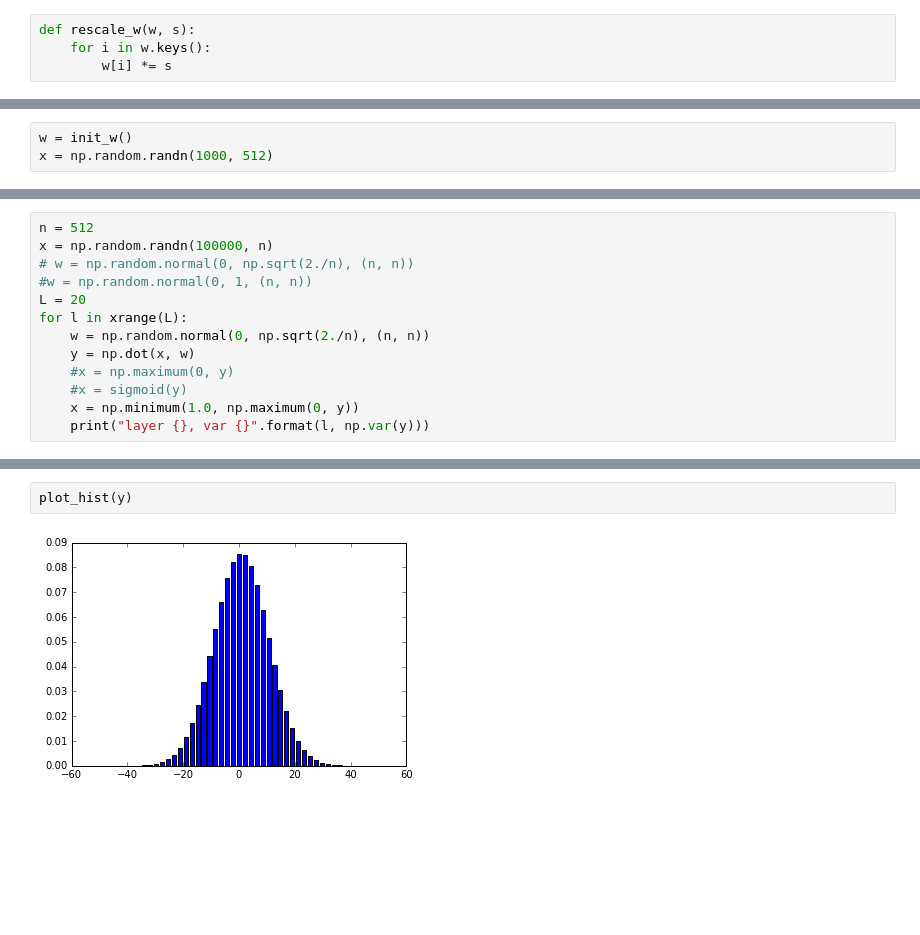
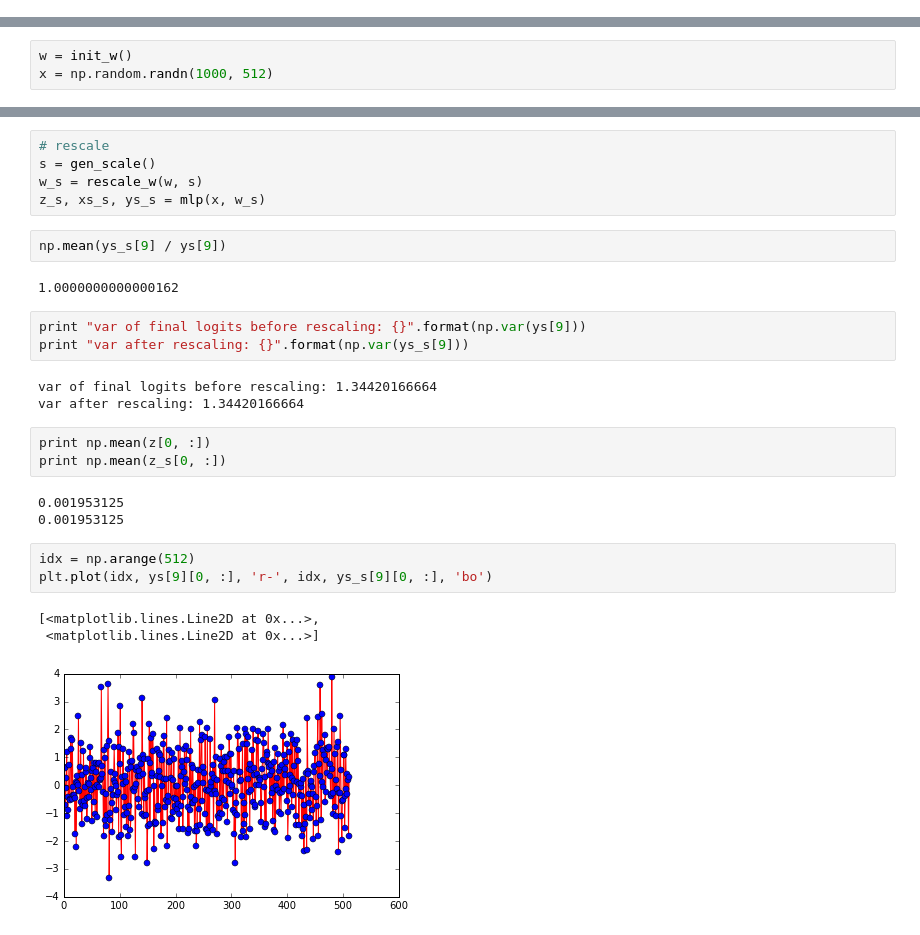
Before and after one commit to zzhang-cn/scratchpad, a Jupyter notebook: var.ipynb, the cells around one changed output, grey strips where cells are left out. Saved outputs shown, nothing was run; the diff lists cells and outputs as text; blank space fills up the shorter version.

Commit message:
modified:   var.ipynb; rescaling exp with relu

```diff
--- a/var.ipynb
+++ b/var.ipynb
@@ -83,4 +97,0 @@ def init_w(n=512, L=20):
-# %%
-def rescale_w(w, s):
-    for i in w.keys():
-        w[i] *= s
@@ -103,13 +104,0 @@ plot_hist(y[1, :])
-# %%
-n = 512
-x = np.random.randn(100000, n)
-# w = np.random.normal(0, np.sqrt(2./n), (n, n))
-#w = np.random.normal(0, 1, (n, n))
-L = 20
-for l in xrange(L):
-    w = np.random.normal(0, np.sqrt(2./n), (n, n))
-    y = np.dot(x, w)
-    #x = np.maximum(0, y)
-    #x = sigmoid(y)
-    x = np.minimum(1.0, np.maximum(0, y))
-    print("layer {}, var {}".format(l, np.var(y)))
@@ -157,4 +105,28 @@ np.var(z)
-# %%
-plot_hist(y)
-# %% [output]
-[figure, removed]
+# %%
+# rescale
+s = gen_scale()
+w_s = rescale_w(w, s)
+z_s, xs_s, ys_s = mlp(x, w_s)
+# %%
+np.mean(ys_s[9] / ys[9])
+# %% [output]
+1.0000000000000162
+# %%
+print "var of final logits before rescaling: {}".format(np.var(ys[9]))
+print "var after rescaling: {}".format(np.var(ys_s[9]))
+# %% [output]
+var of final logits before rescaling: 1.34420166664
+var after rescaling: 1.34420166664
+# %%
+print np.mean(z[0, :])
+print np.mean(z_s[0, :])
+# %% [output]
+0.001953125
+0.001953125
+# %%
+idx = np.arange(512)
+plt.plot(idx, ys[9][0, :], 'r-', idx, ys_s[9][0, :], 'bo')
+# %% [output]
+[<matplotlib.lines.Line2D at 0x...>,
+ <matplotlib.lines.Line2D at 0x...>]
+[figure, added]
```
Also changed, not shown: parts of 37 cells of this notebook.
